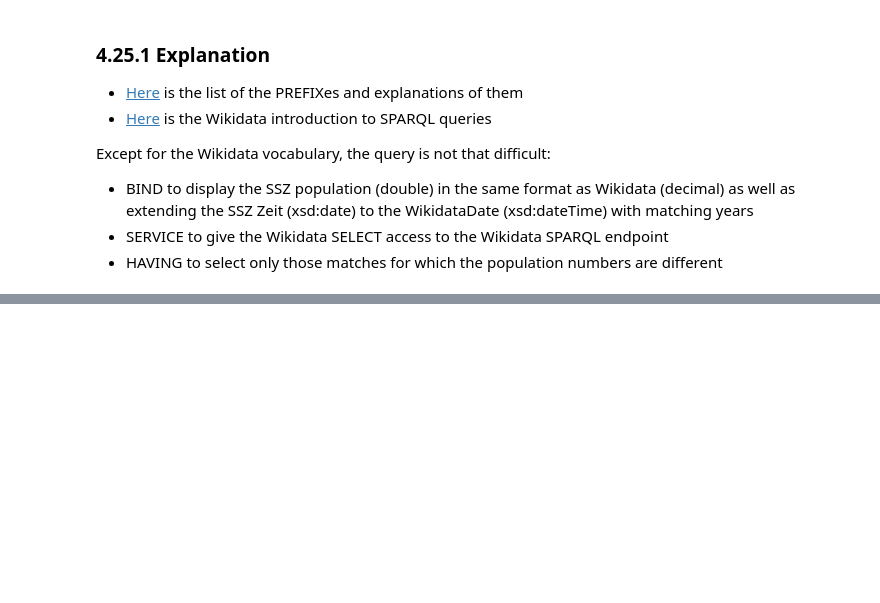
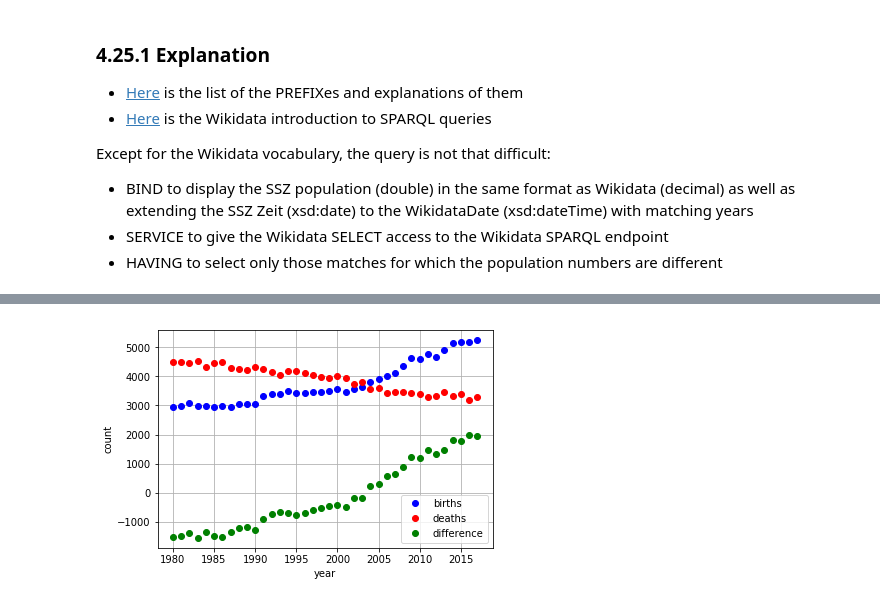
Before and after one commit to StatistikStadtZuerich/documentation, a Jupyter notebook: Linked_Data/Manual/LOSD_Manual_of_Statistik_Stadt_Zurich.ipynb, the cells around one changed output, grey strips where cells are left out. Saved outputs shown, nothing was run; the diff lists cells and outputs as text; code cells hidden in the pictures; blank space fills up the shorter version.

```diff
--- a/Linked_Data/Manual/LOSD_Manual_of_Statistik_Stadt_Zurich.ipynb
+++ b/Linked_Data/Manual/LOSD_Manual_of_Statistik_Stadt_Zurich.ipynb
@@ -1923,0 +2076,64 @@ The result is again visualized as a map with the Geo function:
+# %%
+>Python3
+import matplotlib.pyplot as plt
+from SPARQLWrapper import SPARQLWrapper, JSON #XML, CSV etc.
+
+sparql = SPARQLWrapper("https://lindas-data.ch:8443/lindas/query")
+sparql.setHTTPAuth("BASIC")
+sparql.setCredentials("public","public")
+sparql.addCustomHttpHeader("acceptHeaderSelect","application/sparql-results+json")
+sparql.setQuery("""
+PREFIX qb: <http://purl.org/linked-data/cube#>
+PREFIX dataset: <https://ld.stadt-zuerich.ch/statistics/dataset/>
+PREFIX measure: <https://ld.stadt-zuerich.ch/statistics/measure/>
+PREFIX property: <https://ld.stadt-zuerich.ch/statistics/property/>
+PREFIX code: <https://ld.stadt-zuerich.ch/statistics/code/>
+
+SELECT ?year (SUM(?births) AS ?births) (SUM(?deaths) AS ?deaths) (SUM(?difference) AS ?difference)
+FROM <https://linked.opendata.swiss/graph/zh/statistics>
+WHERE{
+    ?observation a qb:Observation;
+        property:RAUM ?Raum;
+        property:ZEIT ?Zeit.
+
+    #extract births
+    {
+    ?observation qb:dataSet dataset:GEB-RAUM-ZEIT;
+    measure:GEB ?births.
+    BIND(?births AS ?difference)
+    }
+
+    UNION
+
+    #extract deaths
+    {
+    ?observation qb:dataSet dataset:GES-RAUM-ZEIT;
+    measure:GES ?deaths.
+    BIND(?deaths*-1 AS ?difference)
+    }
+
+    #Raum = Zurich
+    FILTER(?Raum = code:R30000)
+
+    #date2year as string for plotting
+    BIND(SUBSTR(STR(?Zeit),1,4) AS ?year)
+}
+GROUP BY ?year
+ORDER BY ?year
+""")
+sparql.setReturnFormat(JSON)
+results = sparql.queryAndConvert()
+
+for result in results["results"]["bindings"]:
+    print('%s \t %s \t %s \t %s' %(result["year"]["value"], result["births"]["value"], result["deaths"]["value"], result["difference"]["value"]))
+
+plt.xlabel('year')
+plt.ylabel('count')
+plt.grid(True)
+for result in results["results"]["bindings"]:
+    plt.plot(float(result["year"]["value"]), float(result["births"]["value"]),'bo', label='births' if 'births' not in plt.gca().get_legend_handles_labels()[1] else '')
+    plt.plot(float(result["year"]["value"]), float(result["deaths"]["value"]),'ro', label='deaths' if 'deaths' not in plt.gca().get_legend_handles_labels()[1] else '')
+    plt.plot(float(result["year"]["value"]), float(result["difference"]["value"]),'go', label='difference' if 'difference' not in plt.gca().get_legend_handles_labels()[1] else '')
+plt.legend()
+plt.show()
+# %% [output]
@@ -1924 +2157,2 @@ The result is again visualized as a map with the Geo function:
+[figure, added]
 # %% [markdown]
```
Also changed, not shown: parts of 20 cells of this notebook, 1 other file.
